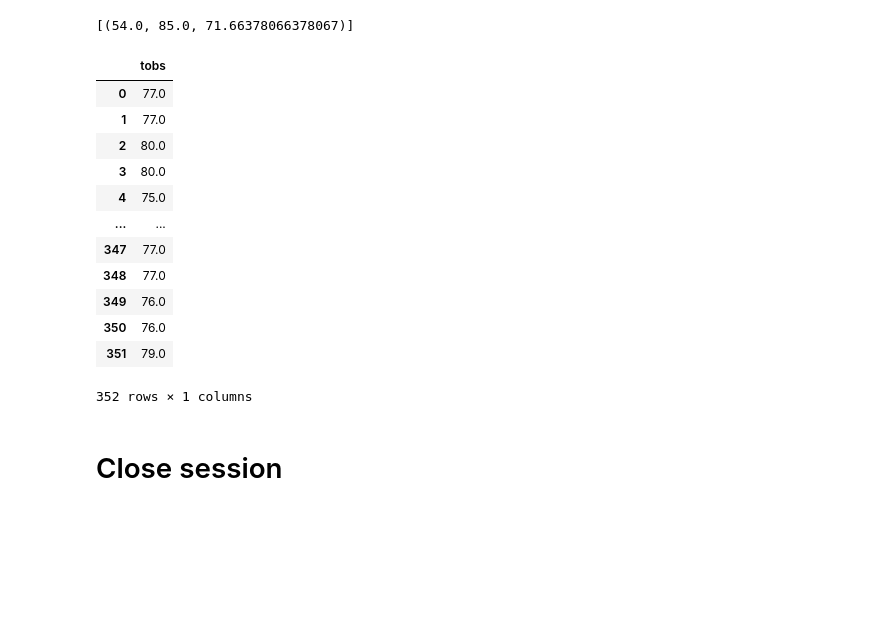
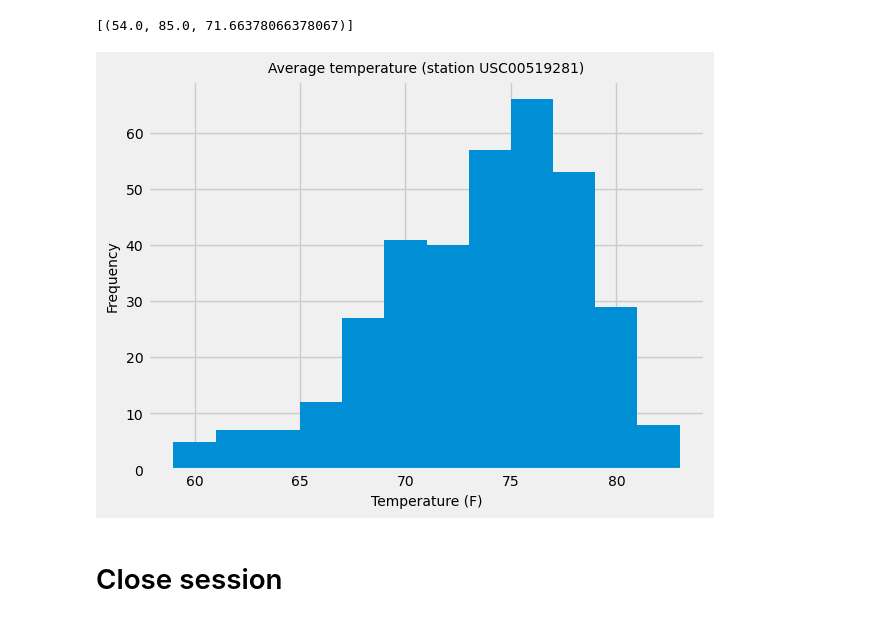
Before and after one commit to libbyberter/sqlalchemy-challenge, a Jupyter notebook: Surfs_up/climate_starter.ipynb, the cells around one changed output. Drawn from its saved outputs; the diff is of its cells as text; code cells hidden in the pictures; blank space fills up the shorter version.

```diff
--- a/Surfs_up/climate_starter.ipynb
+++ b/Surfs_up/climate_starter.ipynb
@@ -122,33 +122,29 @@ session.query(func.min(measurement.tobs), func.max(measurement.tobs), func.avg(m
 # %%
 # Using the most active station id
 # Query the last 12 months of temperature observation data for this station
 
 import datetime as dt
 from pandas.plotting import table
 prev_year = dt.date(2017, 8, 23) - dt.timedelta(days=365)
 
 results = session.query(measurement.tobs).\
     filter(measurement.station == 'USC00519281').\
     filter(measurement.date >= prev_year).all()
 
 
 # plot the results as a histogram
 station_df = pd.DataFrame(results, columns=['tobs'])
-station_df
+
+plt.hist(station_df['tobs'], bins=12)
+plt.title("Average temperature (station USC00519281)", fontsize=10)
+plt.xlabel("Temperature (F)", fontsize=10)
+plt.ylabel("Frequency", fontsize=10)
+plt.xticks(fontsize=10)
+plt.yticks(fontsize=10)
+
+plt.show()
 # %% [output]
-|  | tobs |
-| 0 | 77.0 |
-| 1 | 77.0 |
-| 2 | 80.0 |
-| 3 | 80.0 |
-| 4 | 75.0 |
-| ... | ... |
-| 347 | 77.0 |
-| 348 | 77.0 |
-| 349 | 76.0 |
-| 350 | 76.0 |
-| 351 | 79.0 |
-352 rows × 1 columns
+[figure, added]
 # %% [markdown]
 # Close session
 # %%
```
Also changed, not shown: 2 other files.
